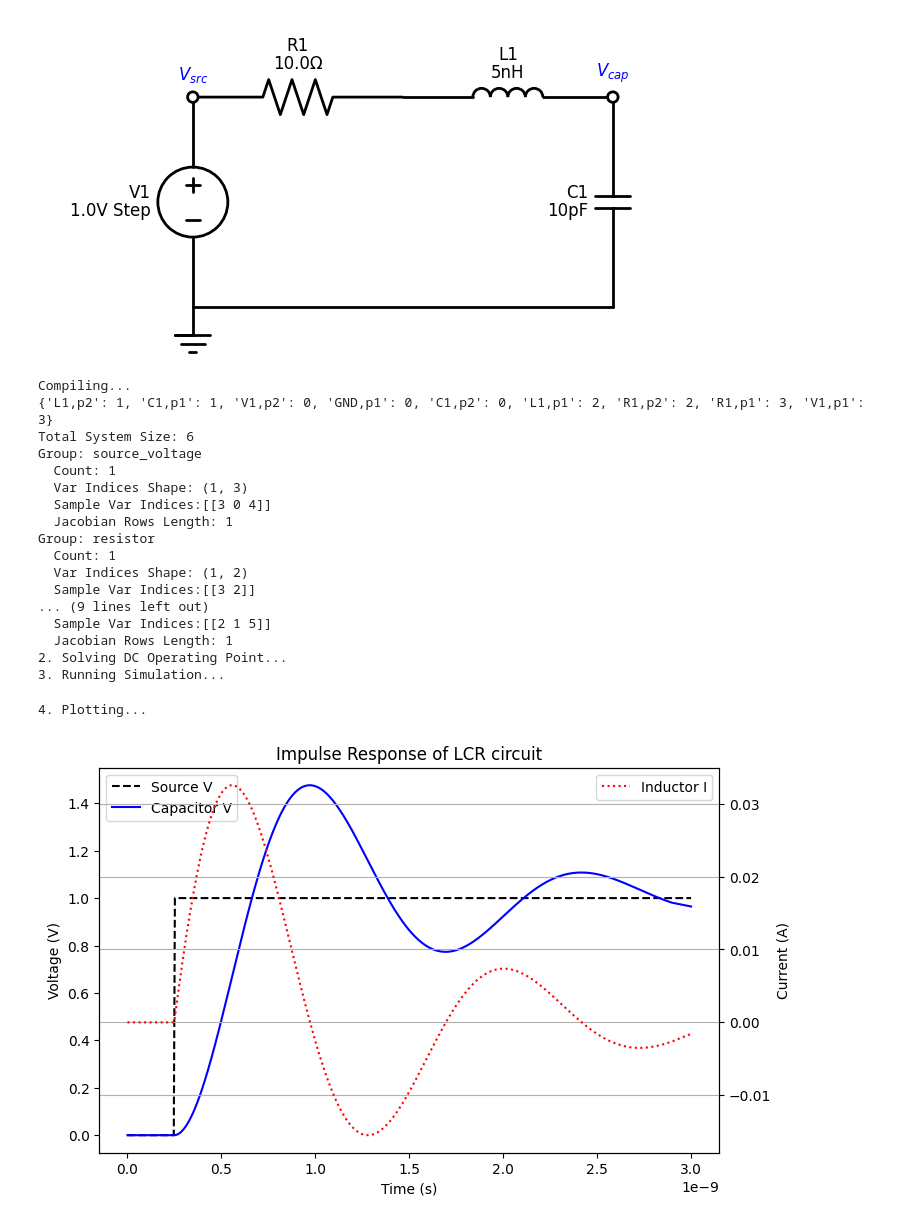
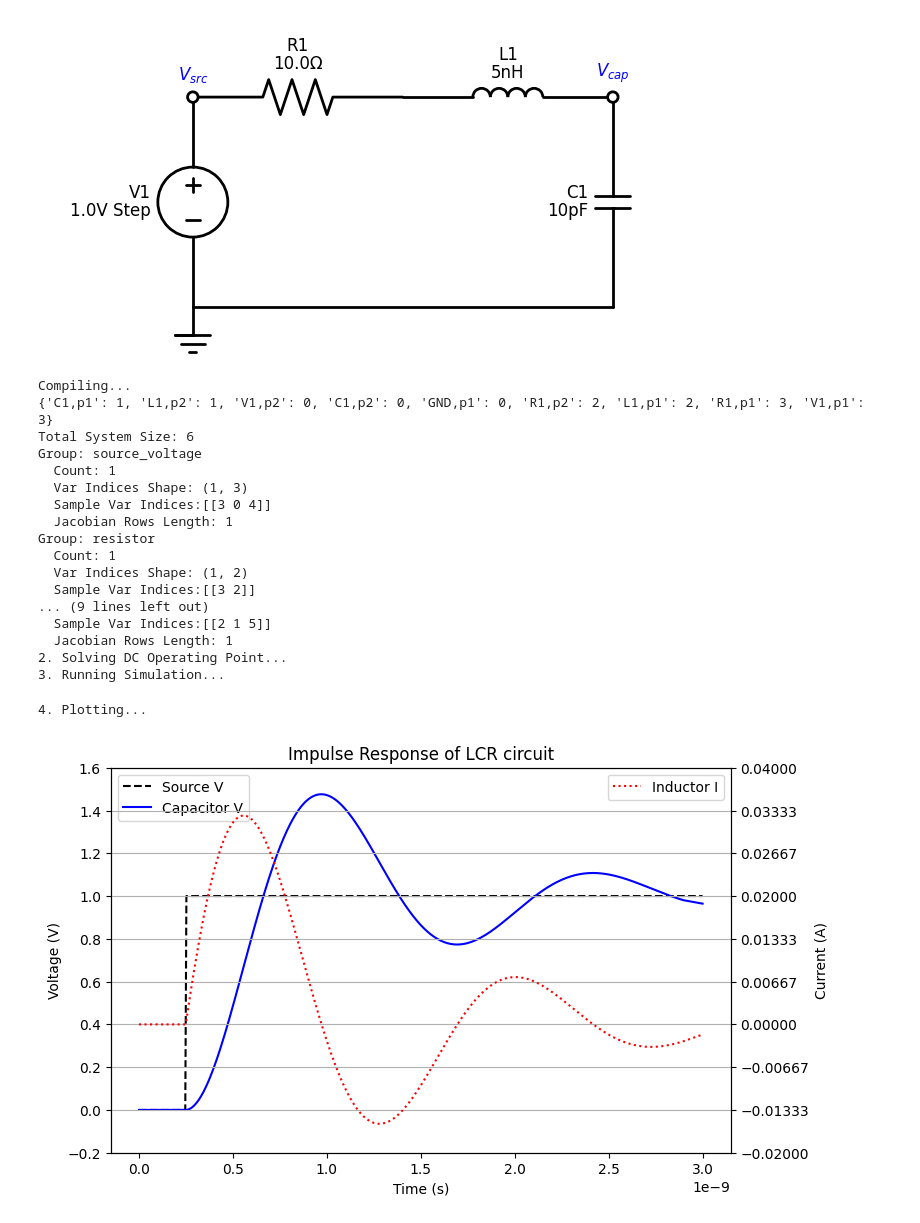
Before and after one commit to cdaunt/circulus, a Jupyter notebook: examples/LCR.ipynb, the cells around one changed output. Drawn from its saved outputs; the diff is of its cells as text; code cells hidden in the pictures.

```diff
--- a/examples/LCR.ipynb
+++ b/examples/LCR.ipynb
@@ -168,33 +170,37 @@ ax1.plot(ts, v_cap, 'b-', label='Capacitor V')
 ax1.set_xlabel('Time (s)')
 ax1.set_ylabel('Voltage (V)')
 ax1.legend(loc='upper left')
 
 ax2 = ax1.twinx()
 ax2.plot(ts, i_ind, 'r:', label='Inductor I')
 ax2.set_ylabel('Current (A)')
 ax2.legend(loc='upper right')
 
+ax2_ticks = ax2.get_yticks()
+ax1_ticks = ax1.get_yticks()
+ax2.set_yticks(jnp.linspace(ax2_ticks[0], ax2_ticks[-1], len(ax1_ticks)))
+ax1.set_yticks(jnp.linspace(ax1_ticks[0], ax1_ticks[-1], len(ax1_ticks)))
+
 plt.title("Impulse Response of LCR circuit")
 plt.grid(True)
-plt.savefig("lcr.png")
 plt.show()
 # %% [output]
 Compiling...
-{'L1,p2': 1, 'C1,p1': 1, 'V1,p2': 0, 'GND,p1': 0, 'C1,p2': 0, 'L1,p1': 2, 'R1,p2': 2, 'R1,p1': 3, 'V1,p1': 3}
+{'C1,p1': 1, 'L1,p2': 1, 'V1,p2': 0, 'C1,p2': 0, 'GND,p1': 0, 'R1,p2': 2, 'L1,p1': 2, 'R1,p1': 3, 'V1,p1': 3}
 Total System Size: 6
 Group: source_voltage
   Count: 1
   Var Indices Shape: (1, 3)
   Sample Var Indices:[[3 0 4]]
   Jacobian Rows Length: 1
 Group: resistor
   Count: 1
   Var Indices Shape: (1, 2)
   Sample Var Indices:[[3 2]]
 ... (9 lines left out)
   Sample Var Indices:[[2 1 5]]
   Jacobian Rows Length: 1
 2. Solving DC Operating Point...
 3. Running Simulation...
 4. Plotting...
-[figure, old version]
+[figure, new version]
```
Also changed, not shown: parts of 1 cell of this notebook.
